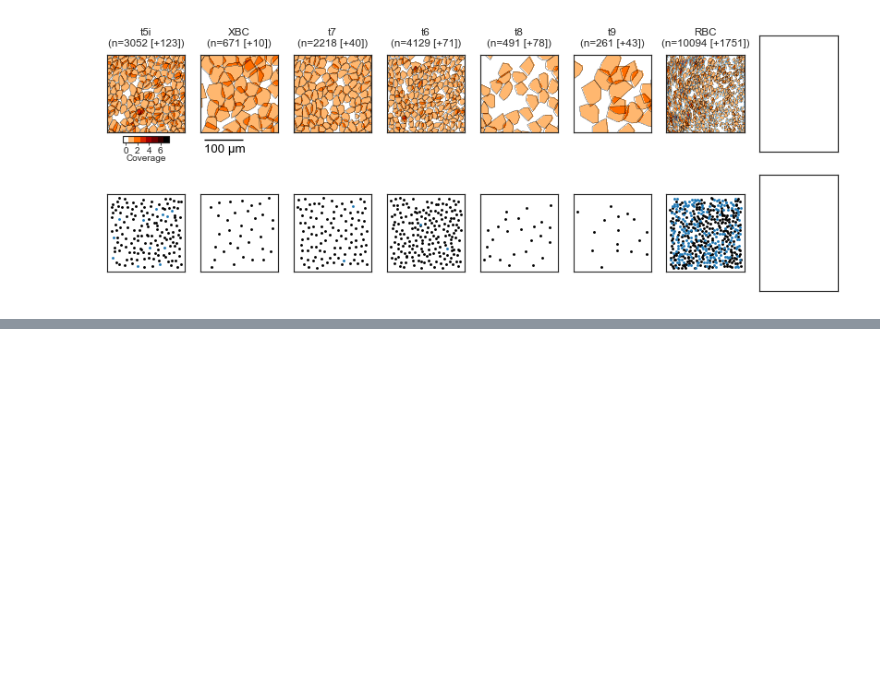
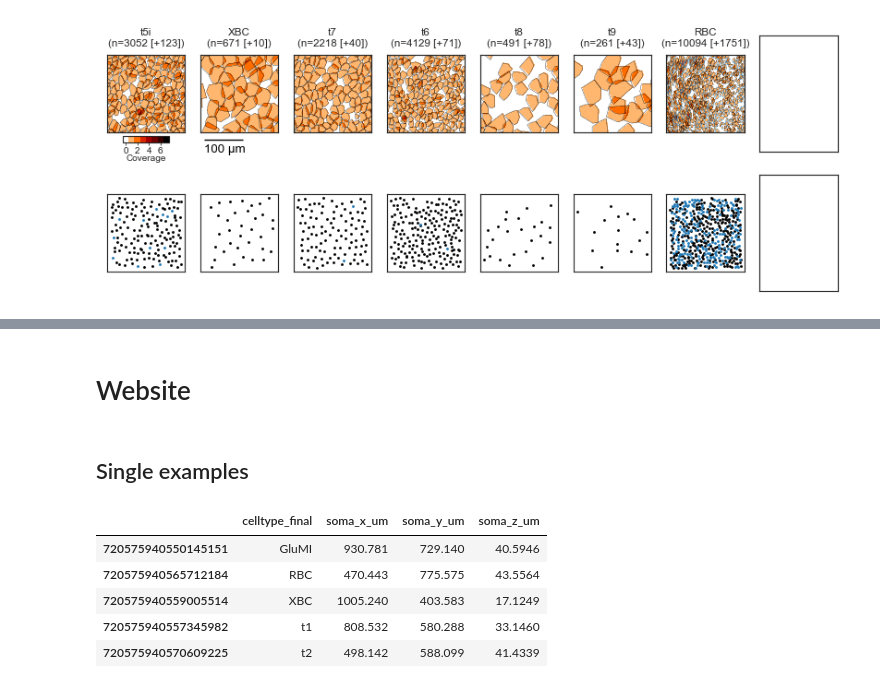
Before and after one commit to eyewire2/eyewire2-figures, a Jupyter notebook: notebooks/plot_BCs.ipynb, the cells around one changed output, grey strips where cells are left out. Saved outputs shown, nothing was run; the diff lists cells and outputs as text; code cells hidden in the pictures; blank space fills up the shorter version.

```diff
--- a/notebooks/plot_BCs.ipynb
+++ b/notebooks/plot_BCs.ipynb
@@ -584,0 +579,2 @@ fig_dir
+# %% [markdown]
+# Website
@@ -584,0 +586,2 @@ fig_dir
+# %% [markdown]
+## Single examples
@@ -584,0 +613,42 @@ fig_dir
+# %%
+website_rows = []
+
+for celltype_final in plot_order:
+    for df_to_query in [df_in_box, df]:
+        rows = df[
+            (df.celltype_final == celltype_final)
+            & df.valid_celltype_final
+        ]
+
+        if sum(rows.celltype_final_decision == 'both_strong') > 0:
+            rows = rows[rows.celltype_final_decision == 'both_strong']
+
+        if len(rows) == 0:
+            rows = None
+        else:
+            break
+
+    if rows is None:
+        row = None
+    else:
+        x = rows['tsne_d0']
+        y = rows['tsne_d1']
+
+        emb_ct = np.stack([x, y]).T
+
+        ct_mean = np.mean(emb_ct, axis=0)
+        ct_dists = np.sum((emb_ct - ct_mean) ** 2, axis=1) ** 0.5
+        row = rows.iloc[np.argmin(ct_dists)]
+
+    website_rows.append(row)
+
+df_website_single = pd.DataFrame(website_rows).loc[:, website_cols].copy()
+df_website_single.sort_values('celltype_final', inplace=True)
+df_website_single.head()
+# %% [output]
+|  | celltype_final | soma_x_um | soma_y_um | soma_z_um |
+| 720575940550145151 | GluMI | 930.781 | 729.140 | 40.5946 |
+| 720575940565712184 | RBC | 470.443 | 775.575 | 43.5564 |
+| 720575940559005514 | XBC | 1005.240 | 403.583 | 17.1249 |
+| 720575940557345982 | t1 | 808.532 | 580.288 | 33.1460 |
+| 720575940570609225 | t2 | 498.142 | 588.099 | 41.4339 |
```
Also changed, not shown: parts of 39 cells of this notebook, 40 other files.
